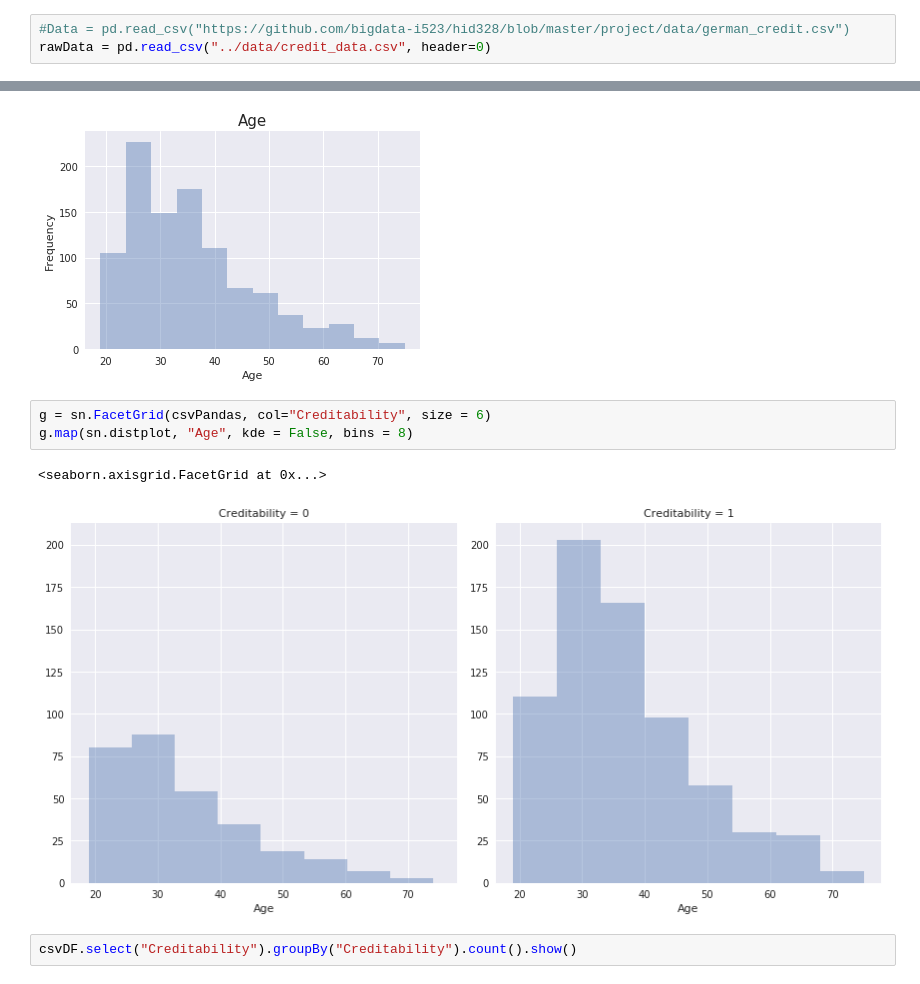
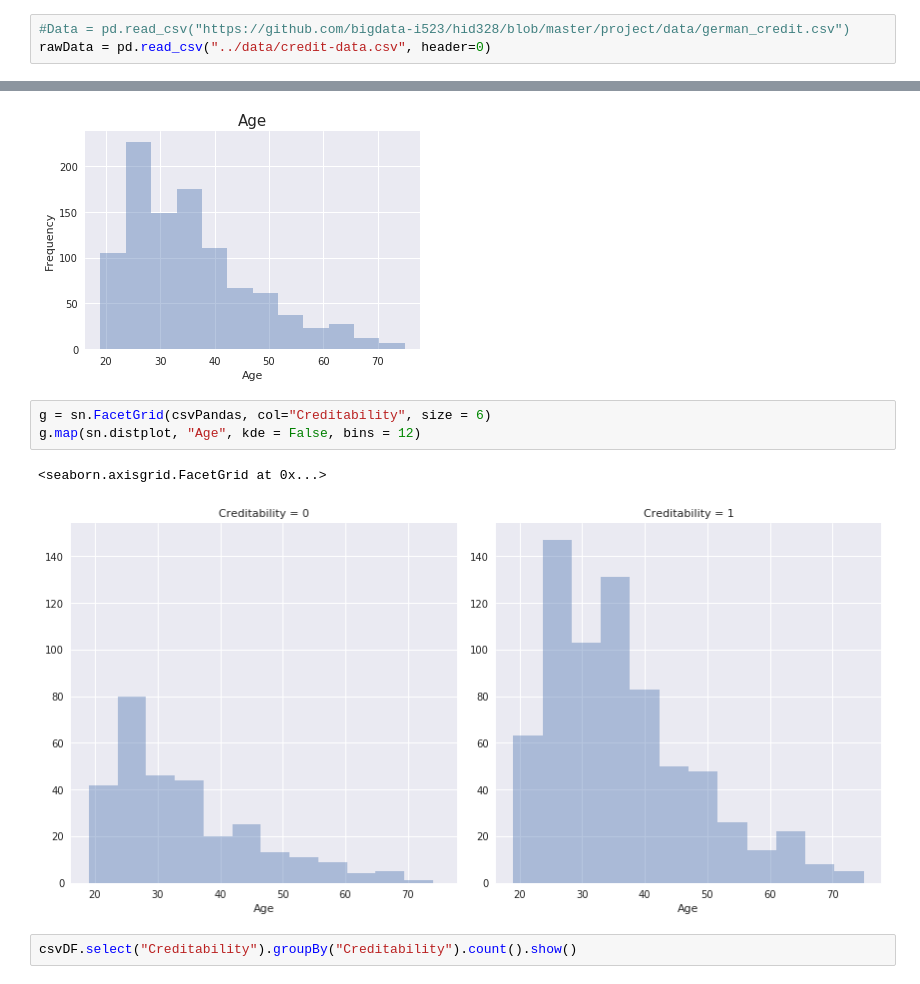
Before and after one commit to bigdata-i523/hid328, a Jupyter notebook: project/projectcode/project.ipynb, the cells around one changed output, grey strips where cells are left out. Saved outputs shown, nothing was run; the diff lists cells and outputs as text.

```diff
--- a/project/projectcode/project.ipynb
+++ b/project/projectcode/project.ipynb
@@ -26,7 +26,7 @@ import seaborn as sn
 import numpy as np
 # %%
 #Data = pd.read_csv("https://github.com/bigdata-i523/hid328/blob/master/project/data/german_credit.csv")
-rawData = pd.read_csv("../data/credit_data.csv", header=0)
+rawData = pd.read_csv("../data/credit-data.csv", header=0)
 # %%
 rawData.head(5)
 # %% [output]
@@ -186,10 +186,10 @@ Text(0,0.5,'Frequency')
 [figure]
 # %%
 g = sn.FacetGrid(csvPandas, col="Creditability", size = 6)
-g.map(sn.distplot, "Age", kde = False, bins = 8)
+g.map(sn.distplot, "Age", kde = False, bins = 12)
 # %% [output]
 <seaborn.axisgrid.FacetGrid at 0x...>
-[figure, old version]
+[figure, new version]
 # %%
 csvDF.select("Creditability").groupBy("Creditability").count().show()
 # %% [output]
```
Also changed, not shown: 2 other files.
